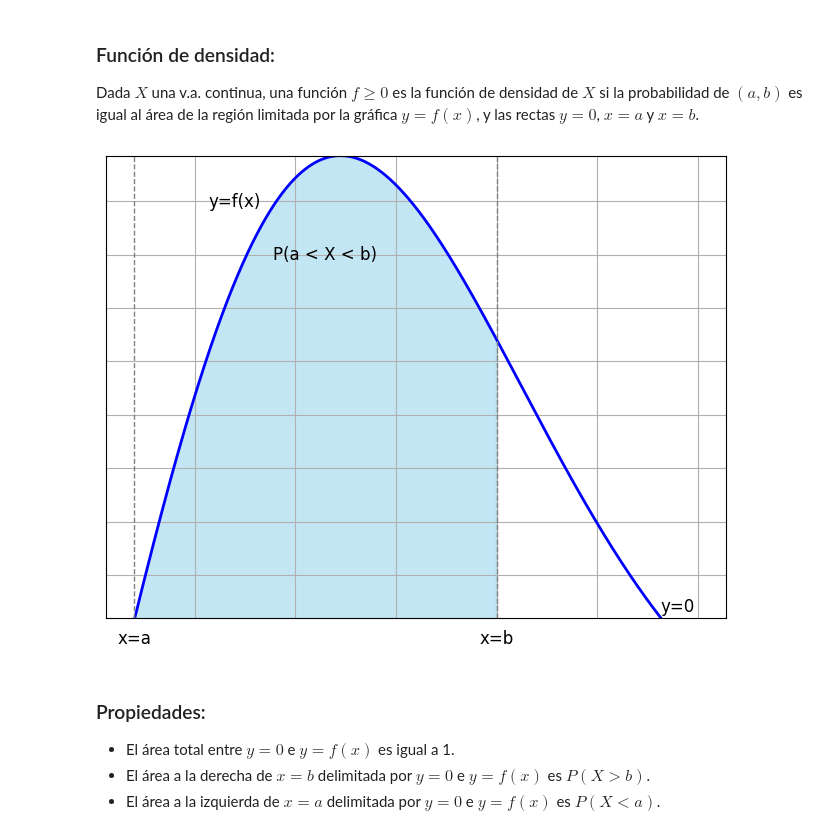
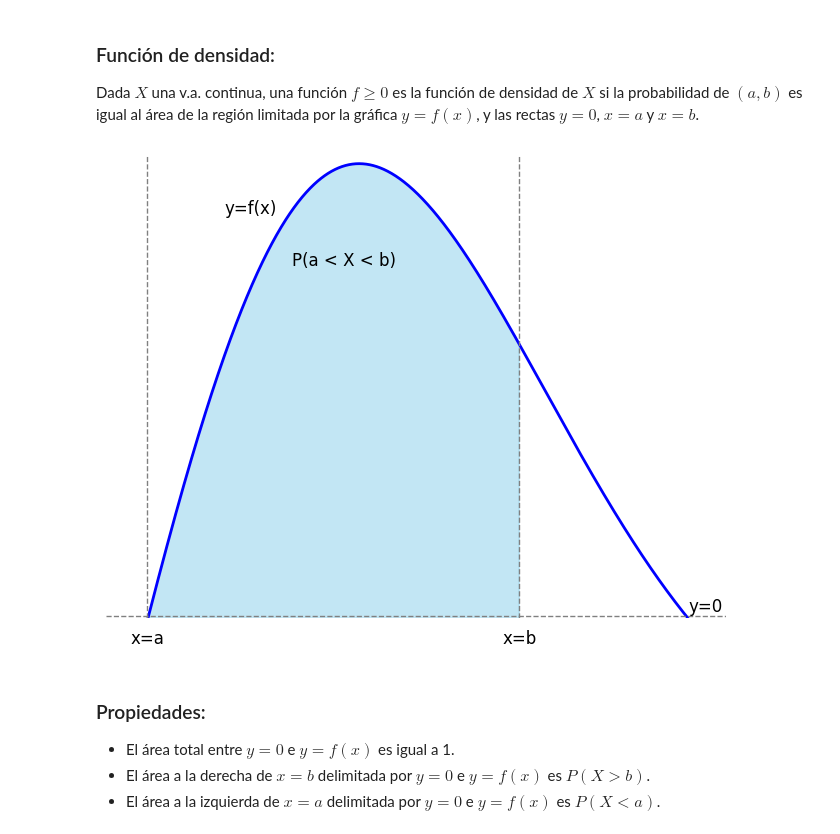
Before and after one commit to ednavivianasegura/Curso_PLN, a Jupyter notebook: PLN_EDNA.ipynb, the cells around one changed output. Cells and saved outputs as stored; diff of their text form; code cells hidden in the pictures.

```diff
--- a/PLN_EDNA.ipynb
+++ b/PLN_EDNA.ipynb
@@ -2098,35 +2098,41 @@ plt.figure(figsize=(8, 6))
 
 # Graficar la función de densidad de probabilidad (PDF)
 plt.plot(x_values, y_values, 'b-', linewidth=2)
 
 # Rellenar el área bajo la curva entre x=a y x=b
 plt.fill_between(x_values, 0.05, y_values, where=(x_values >= a) & (x_values <= b-1), color='skyblue', alpha=0.5)
 
 # Líneas verticales en x=a y x=b
 plt.axvline(x=a, color='gray', linestyle='--', linewidth=1)
 plt.axvline(x=b-1, color='gray', linestyle='--', linewidth=1)
 
+# Líneas horizontal en y=0
+plt.axhline(y=0.081, xmin=0, xmax=1.6, color='gray', linestyle='--', linewidth=1)
+
 # Eliminar los ticks de los ejes x e y
 plt.tick_params(axis='x', which='both', bottom=False, top=False, labelbottom=False)
 plt.tick_params(axis='y', which='both', left=False, right=False, labelleft=False)
 
 # Agregar texto en x=-2 (x=a) y x=2 (x=b)
 plt.text(a, 0.07, 'x=a', ha='center', va='center', color='black', fontsize=12)
 plt.text(b-1, 0.07, 'x=b', ha='center', va='center', color='black', fontsize=12)
 
 plt.text(0.7, 0.275, 'y=f(x)', ha='center', va='center', color='black', fontsize=12)
 
 plt.text(1.15, 0.25, 'P(a < X < b)', ha='center', va='center', color='black', fontsize=12)
 
 plt.text(2.9, 0.085, 'y=0', ha='center', va='center', color='black', fontsize=12)
 
+
 # Establecer límites y mostrar la gráfica
-plt.ylim(0.08, np.max(y_values))  # Ajustar el límite y
+plt.ylim(0.08, 0.3)  # Ajustar el límite y
+plt.xlim(0, np.max(x_values))  # Ajustar el límite x
 # Mostrar la gráfica
 plt.grid(True)
+plt.axis('off')
 plt.show()
 # %% [output]
-[figure, old version]
+[figure, new version]
 # %% [markdown]
 ### Propiedades:
 
```
Also changed, not shown: parts of 13 cells of this notebook.
